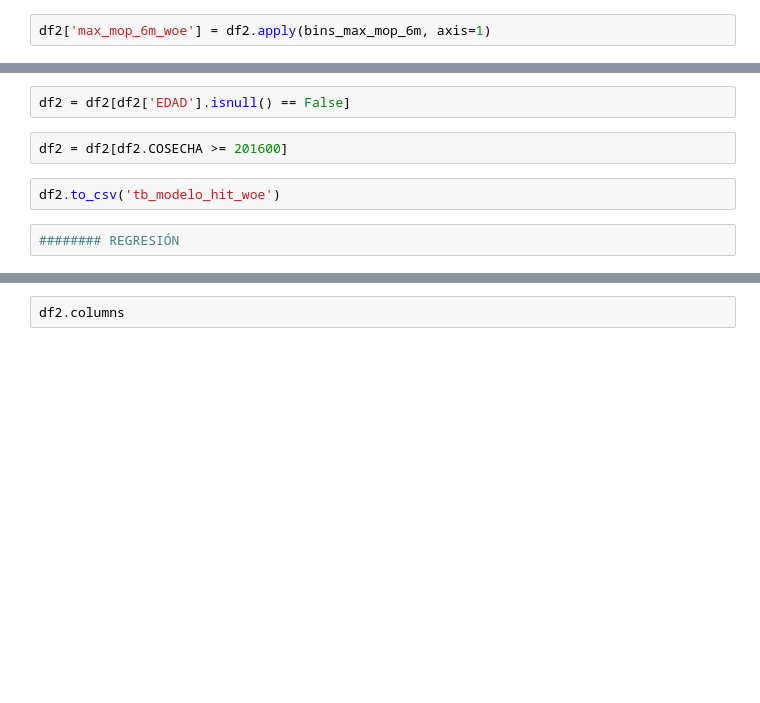
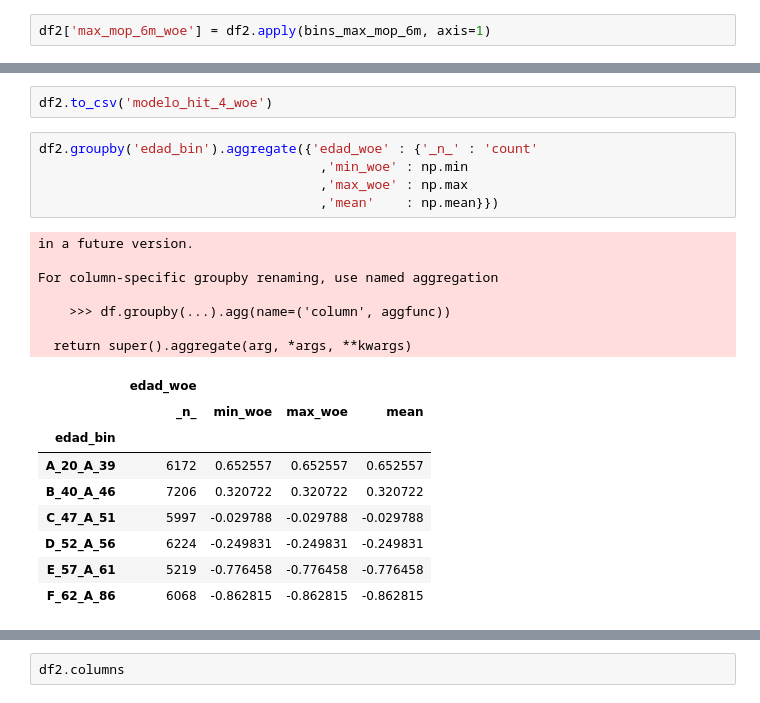
Before and after one commit to MarcoBrac/Test, a Jupyter notebook: test2.ipynb, the cells around one changed output, grey strips where cells are left out. Saved outputs shown, nothing was run; the diff lists cells and outputs as text; blank space fills up the shorter version.

```diff
--- a/test2.ipynb
+++ b/test2.ipynb
@@ -198,8 +306,24 @@ df2.head(10)
-# %%
-df2 = df2[df2['EDAD'].isnull() == False]
-# %%
-df2 = df2[df2.COSECHA >= 201600]
 # %%
-df2.to_csv('tb_modelo_hit_woe')
+df2.to_csv('modelo_hit_4_woe')
-# %%
-######## REGRESIÓN
+# %%
+df2.groupby('edad_bin').aggregate({'edad_woe' : {'_n_' : 'count'
+                                    ,'min_woe' : np.min
+                                    ,'max_woe' : np.max
+                                    ,'mean'    : np.mean}})
+# %% [output]
+in a future version.
+
+For column-specific groupby renaming, use named aggregation
+
+    >>> df.groupby(...).agg(name=('column', aggfunc))
+
+  return super().aggregate(arg, *args, **kwargs)
+|  | edad_woe |  |  |  |
+|  | _n_ | min_woe | max_woe | mean |
+| edad_bin |  |  |  |  |
+| A_20_A_39 | 6172 | 0.652557 | 0.652557 | 0.652557 |
+| B_40_A_46 | 7206 | 0.320722 | 0.320722 | 0.320722 |
+| C_47_A_51 | 5997 | -0.029788 | -0.029788 | -0.029788 |
+| D_52_A_56 | 6224 | -0.249831 | -0.249831 | -0.249831 |
+| E_57_A_61 | 5219 | -0.776458 | -0.776458 | -0.776458 |
+| F_62_A_86 | 6068 | -0.862815 | -0.862815 | -0.862815 |
```
Also changed, not shown: parts of 41 cells of this notebook.
